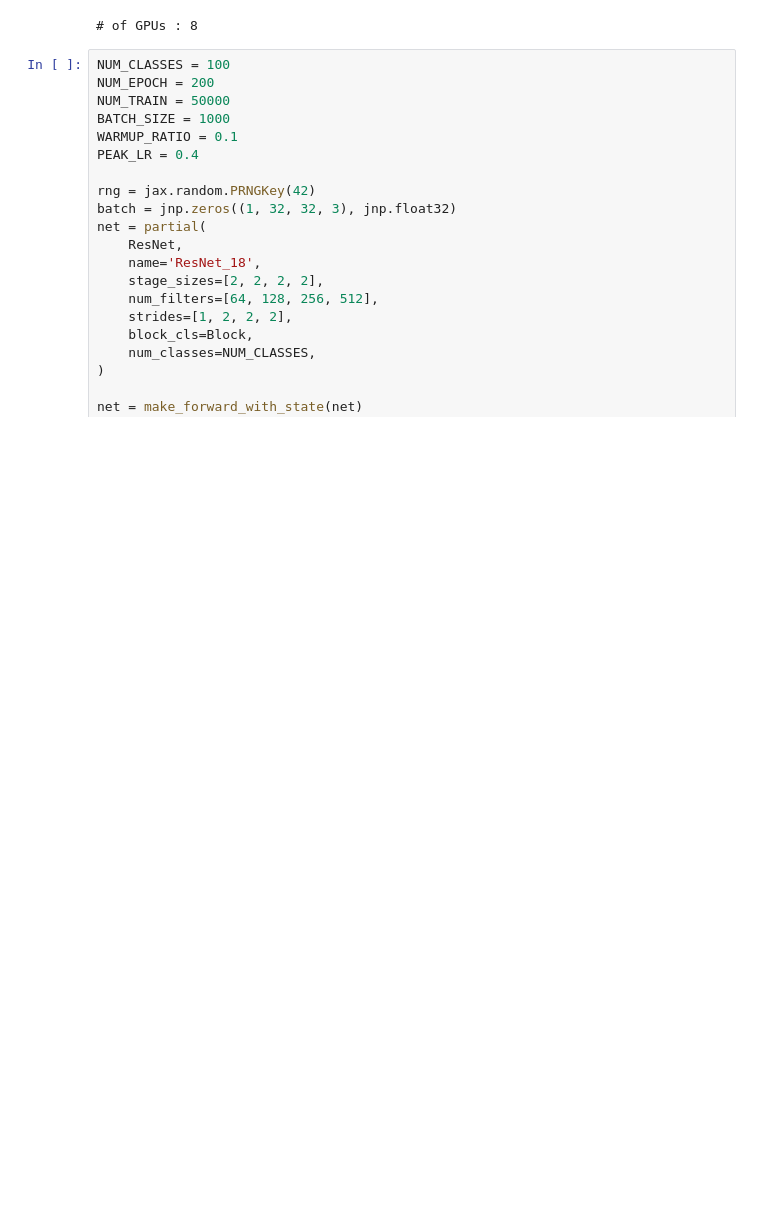
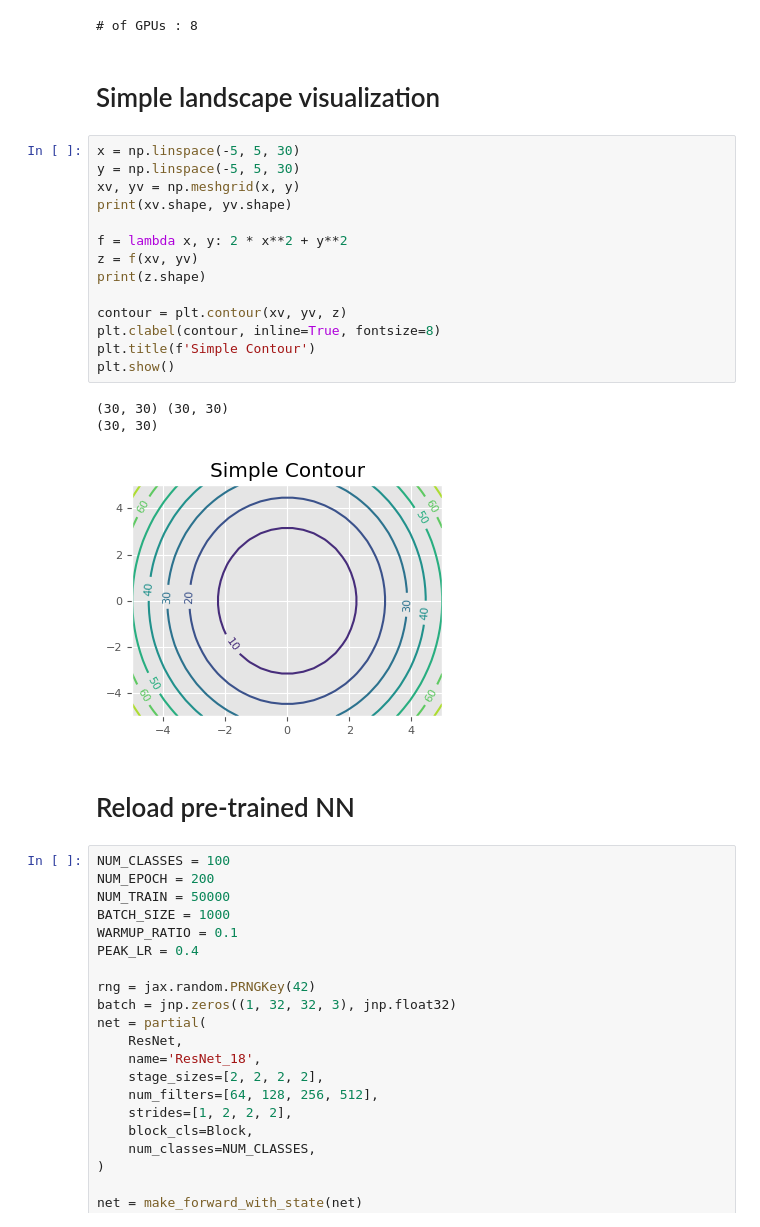
Before and after one commit to sungyubkim/hands_on_jax, a Jupyter notebook: 4_visualizing_loss_landscapes/visualizing_loss_landscapes.ipynb, the cells around one changed output. Saved outputs shown, nothing was run; the diff lists cells and outputs as text; blank space fills up the shorter version.

Commit message:
update loss landscape visualization

```diff
--- a/4_visualizing_loss_landscapes/visualizing_loss_landscapes.ipynb
+++ b/4_visualizing_loss_landscapes/visualizing_loss_landscapes.ipynb
@@ -27,6 +27,28 @@ plt.rcParams['xtick.labelsize'] = 8
 plt.rcParams['ytick.labelsize'] = 8
 # %% [output]
 # of GPUs : 8
+# %% [markdown]
+# Simple landscape visualization
+# %%
+x = np.linspace(-5, 5, 30)
+y = np.linspace(-5, 5, 30)
+xv, yv = np.meshgrid(x, y)
+print(xv.shape, yv.shape)
+
+f = lambda x, y: 2 * x**2 + y**2
+z = f(xv, yv)
+print(z.shape)
+
+contour = plt.contour(xv, yv, z)
+plt.clabel(contour, inline=True, fontsize=8)
+plt.title(f'Simple Contour')
+plt.show()
+# %% [output]
+(30, 30) (30, 30)
+(30, 30)
+[figure, added]
+# %% [markdown]
+# Reload pre-trained NN
 # %%
 NUM_CLASSES = 100
 NUM_EPOCH = 200
```
Also changed, not shown: parts of 9 cells of this notebook, 3 other files.
